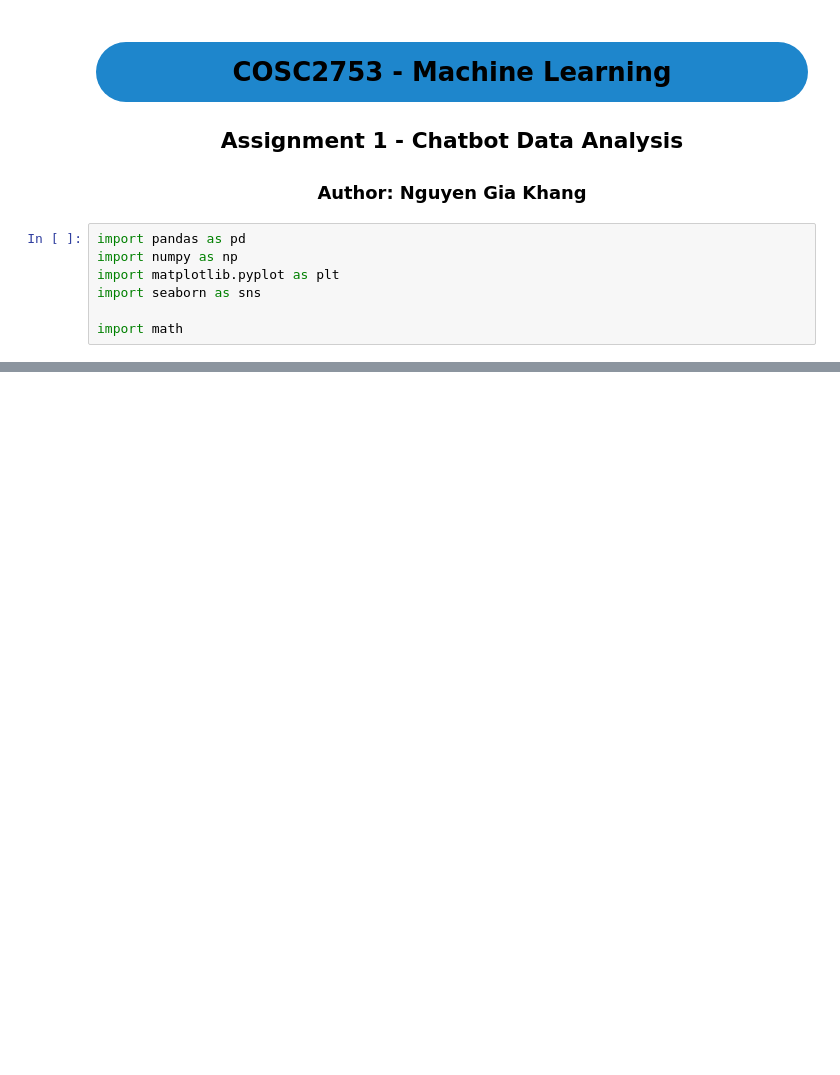
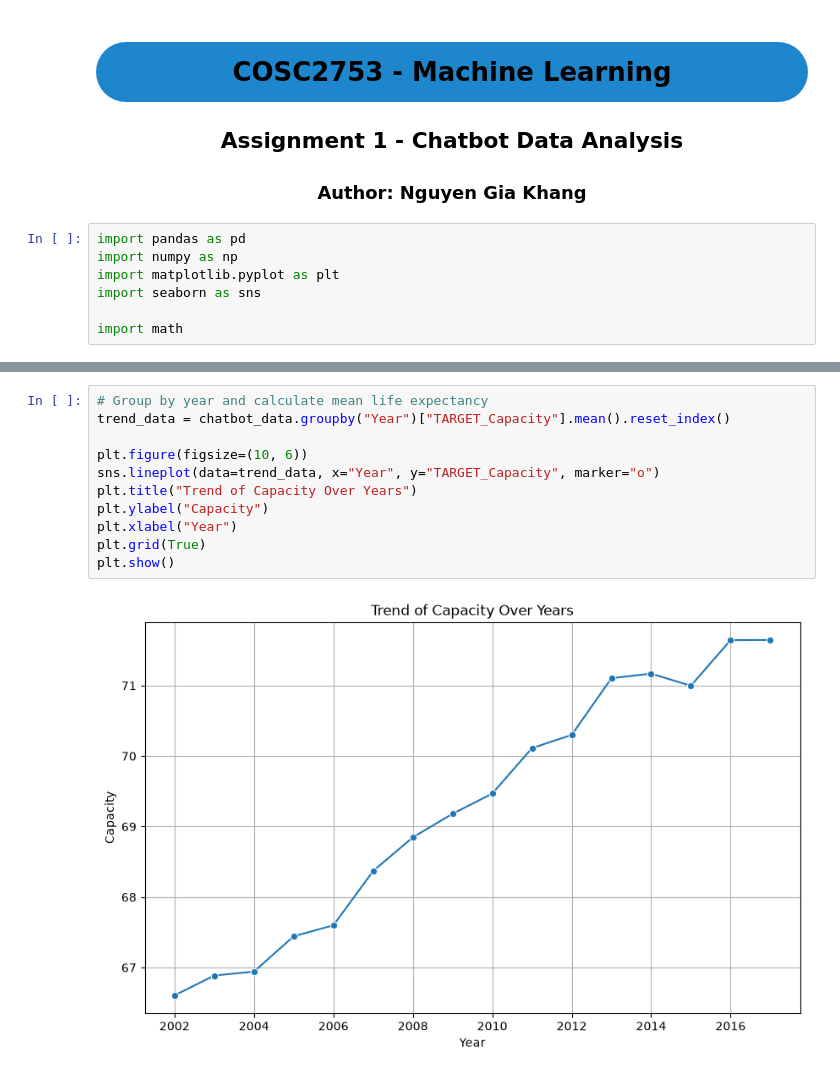
Before and after one commit to khangronky/cosc2753-assignment-1-2026b, a Jupyter notebook: notebook.ipynb, the cells around one changed output, grey strips where cells are left out. Cells and saved outputs as stored; diff of their text form; blank space fills up the shorter version.

```diff
--- a/notebook.ipynb
+++ b/notebook.ipynb
@@ -146,2 +195,15 @@ plt.show()
+# %%
+# Group by year and calculate mean life expectancy
+trend_data = chatbot_data.groupby("Year")["TARGET_Capacity"].mean().reset_index()
+
+plt.figure(figsize=(10, 6))
+sns.lineplot(data=trend_data, x="Year", y="TARGET_Capacity", marker="o")
+plt.title("Trend of Capacity Over Years")
+plt.ylabel("Capacity")
+plt.xlabel("Year")
+plt.grid(True)
+plt.show()
+# %% [output]
+[figure, added]
 # %%
 target = "TARGET_Capacity"
```
Also changed, not shown: parts of 17 cells of this notebook.
